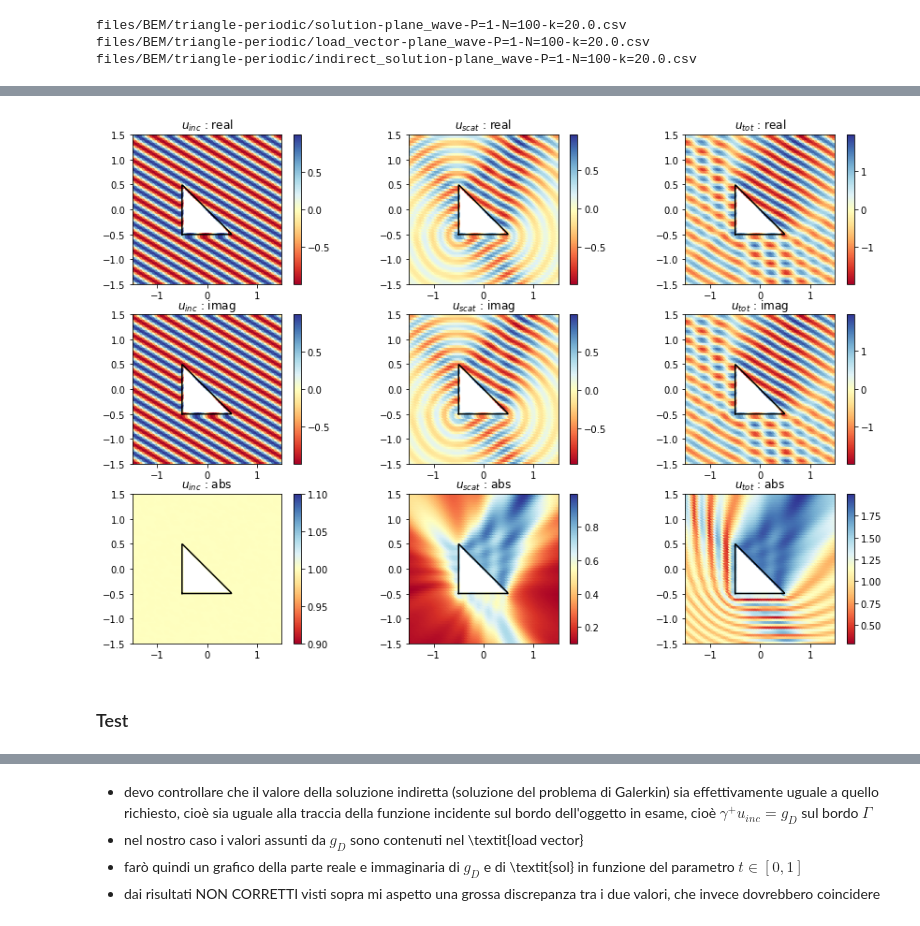
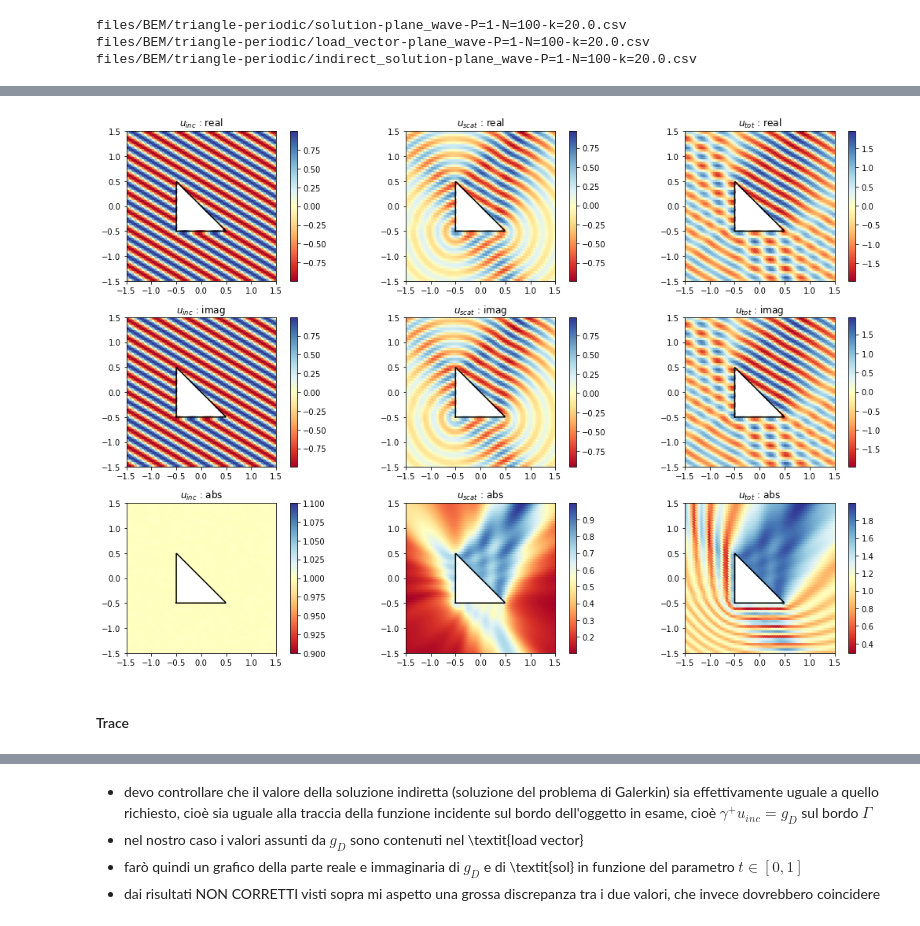
Before and after one commit to EliaStocco/Bspline, a Jupyter notebook: python/BEM-triangle.ipynb, the cells around one changed output, grey strips where cells are left out. Drawn from its saved outputs; the diff is of its cells as text; code cells hidden in the pictures.

```diff
--- a/python/BEM-triangle.ipynb
+++ b/python/BEM-triangle.ipynb
@@ -384,9 +299,12 @@ READ = True
 SAVE = False
 if os.path.exists(file) and READ == True :
     slp = bs.load("slp-BEM",file)
-else :
-    slp = bs.single_layer_potential_basis_BEM(XY=XYslp,k=wavevector,\
+#else :
+
+# I can update it adding some  points
+slp = bs.single_layer_potential_basis_BEM(XY=XY,k=wavevector,\
                                               opts={"print":True,"N":[6]})
-    if SAVE == True :
-        bs.save("slp-BEM",file)
-#slp
+if SAVE == True :
+    bs.save("slp-BEM",file)
+
+slp.head()
@@ -418,9 +424,9 @@ if os.path.exists(file_ind) and READ == True :
     sol = bs.load("ind_sol-BEM",file_ind)
 
 else :
-    sol,Xnp,Valnp = bs.BEM(uinc=plane_wave,k=wavevector,XY=XYslp,opts=None)
+    sol,Xnp,Valnp = bs.BEM(uinc=plane_wave,k=wavevector,XY=XY,opts=None)
     if SAVE == True :
         bs.save("sol-BEM",file_sol)
         bs.save("lv-BEM",file_lv)
         bs.save("ind_sol-BEM",file_ind)
-#sol
+sol.head()
@@ -438,36 +440,45 @@ total = Uinc + Valnp
+# %%
+#
+Uinc = plane_wave(XY)#.reshape(Nx,Ny).transpose()
+total = Uinc + Valnp
 # %%
 #grafico
 fig = plt.figure ( 0 , figsize = ( 15 , 10 ) )
 
 cmap = 'RdYlBu'
 
 def plot(fig,n,xB,yB,x,y,c,title):
 
     ax = fig.add_subplot(n)
     ax.plot(xB, yB, color= "black",label="Bspline")
     sc = ax.scatter(x,y,c=c,cmap=cmap)
     plt.colorbar(sc)
     ax.set_aspect('equal')
     plt.xlim(xmin,xmax)
     plt.ylim(ymin,ymax)
     plt.title(title)
 
     return
 
-plot(fig,331,df["x"], df["y"],XYslp[:,0],XYslp[:,1],Uinc.real,"$u_{inc}$ : real")
-plot(fig,334,df["x"], df["y"],XYslp[:,0],XYslp[:,1],Uinc.imag,"$u_{inc}$ : imag")
-plot(fig,337,df["x"], df["y"],XYslp[:,0],XYslp[:,1],np.absolute(Uinc),"$u_{inc}$ : abs")
+plot(fig,331,df["x"], df["y"],XY[:,0],XY[:,1],Uinc.real,"$u_{inc}$ : real")
+plot(fig,334,df["x"], df["y"],XY[:,0],XY[:,1],Uinc.imag,"$u_{inc}$ : imag")
+plot(fig,337,df["x"], df["y"],XY[:,0],XY[:,1],np.absolute(Uinc),"$u_{inc}$ : abs")
 
-plot(fig,332,df["x"], df["y"],XYslp[:,0],XYslp[:,1],Valnp.real,"$u_{scat}$ : real")
-plot(fig,335,df["x"], df["y"],XYslp[:,0],XYslp[:,1],Valnp.imag,"$u_{scat}$ : imag")
-plot(fig,338,df["x"], df["y"],XYslp[:,0],XYslp[:,1],np.absolute(Valnp),"$u_{scat}$ : abs")
+plot(fig,332,df["x"], df["y"],XY[:,0],XY[:,1],Valnp.real,"$u_{scat}$ : real")
+plot(fig,335,df["x"], df["y"],XY[:,0],XY[:,1],Valnp.imag,"$u_{scat}$ : imag")
+plot(fig,338,df["x"], df["y"],XY[:,0],XY[:,1],np.absolute(Valnp),"$u_{scat}$ : abs")
 
-plot(fig,333,df["x"], df["y"],XYslp[:,0],XYslp[:,1],total.real,"$u_{tot}$ : real")
-plot(fig,336,df["x"], df["y"],XYslp[:,0],XYslp[:,1],total.real,"$u_{tot}$ : imag")
-plot(fig,339,df["x"], df["y"],XYslp[:,0],XYslp[:,1],np.absolute(total),"$u_{tot}$ : abs")
+plot(fig,333,df["x"], df["y"],XY[:,0],XY[:,1],total.real,"$u_{tot}$ : real")
+plot(fig,336,df["x"], df["y"],XY[:,0],XY[:,1],total.real,"$u_{tot}$ : imag")
+plot(fig,339,df["x"], df["y"],XY[:,0],XY[:,1],np.absolute(total),"$u_{tot}$ : abs")
+
+plt.tight_layout()
+
+sol_png = file_dir+"solution-n=6-random=False-"+suffix_png
+plt.savefig(sol_png)
 
 plt.show()
 # %% [output]
-[figure, old version]
+[figure, new version]
 # %% [markdown]
-### Test
+#### Trace
```
Also changed, not shown: parts of 40 cells of this notebook, 4 other files.
